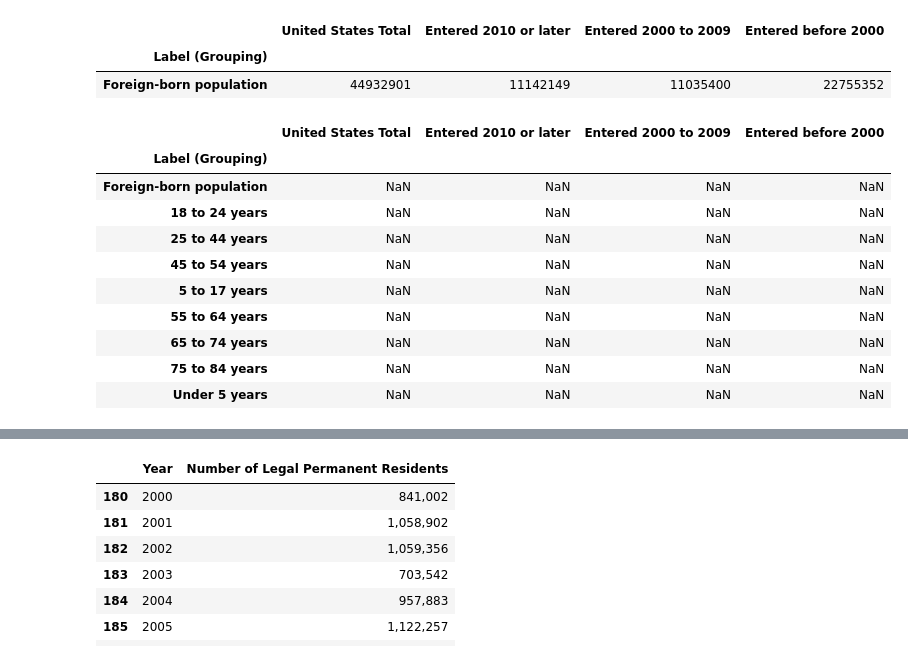
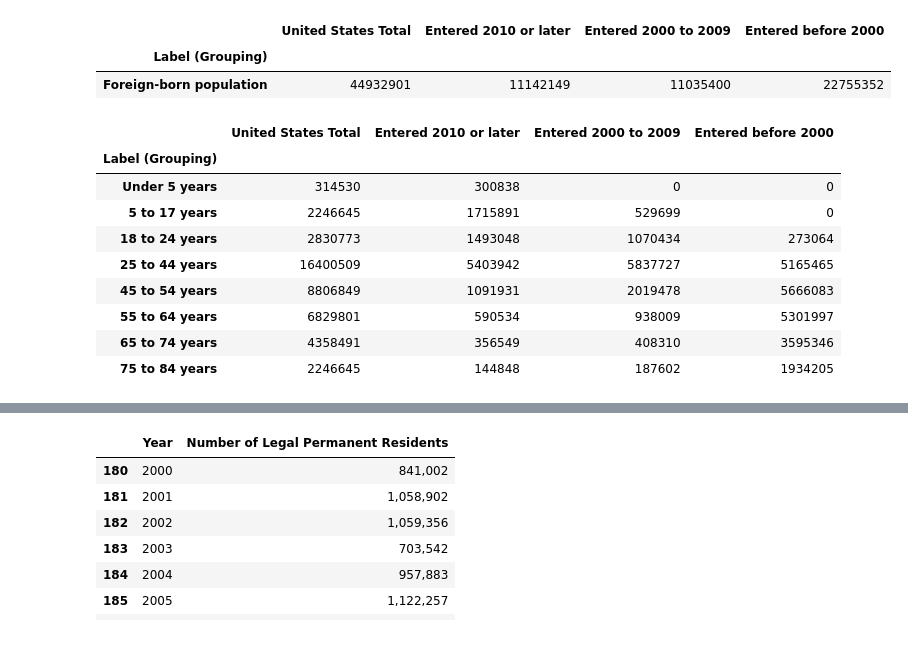
Before and after one commit to halabi93/Immigration-Data-Analysis, a Jupyter notebook: ImmigrantData.ipynb, the cells around one changed output, grey strips where cells are left out. Drawn from its saved outputs; the diff is of its cells as text; code cells hidden in the pictures.

```diff
--- a/ImmigrantData.ipynb
+++ b/ImmigrantData.ipynb
@@ -59,41 +59,39 @@ total_pop
 # %%
 #Get age information
 immigrant_age = demog_df.iloc[12:20, :]
 median_age = demog_df.iloc[21:22]
 
 #Set index to age groupings
 immigrant_age = immigrant_age.set_index("Label (Grouping)")
 median_age = median_age.set_index("Label (Grouping)")
 
-#Turn (X) to 0 (columns still add to 100)
+#Turn (X) to 0 (need to replace with NaN later?)
 immigrant_age = immigrant_age.replace("(X)", "00")
 
 #Remove Percentage Signs, divide by 100
 for i in range (0, 4):
 
     #Remove "%"
     immigrant_age.iloc[:, i] = list(map(lambda x: x[:-1], immigrant_age.iloc[:, i].values))
 
     #Convert to float
     immigrant_age.iloc[:, i] = list(map(lambda x: float(x), immigrant_age.iloc[:, i].values))
 
     #Divide by 100
     immigrant_age.iloc[:, i] = list(map(lambda x: x / 100, immigrant_age.iloc[:, i].values))
 
-#for row in immigrant_age:
-#    immigrant_age = total_population * immigrant_age
+#Convert to actual population numbers, round to the nearest whole person
+imm_age_numbers = round(immigrant_age.multiply(total_pop.iloc[0], axis='columns')).astype(int)
 
-
-immigrant_age.head(20)
+imm_age_numbers
 # %% [output]
 |  | United States Total | Entered 2010 or later | Entered 2000 to 2009 | Entered before 2000 |
 | Label (Grouping) |  |  |  |  |
-| Foreign-born population | NaN | NaN | NaN | NaN |
-| 18 to 24 years | NaN | NaN | NaN | NaN |
-| 25 to 44 years | NaN | NaN | NaN | NaN |
-| 45 to 54 years | NaN | NaN | NaN | NaN |
-| 5 to 17 years | NaN | NaN | NaN | NaN |
-| 55 to 64 years | NaN | NaN | NaN | NaN |
-| 65 to 74 years | NaN | NaN | NaN | NaN |
-| 75 to 84 years | NaN | NaN | NaN | NaN |
-| Under 5 years | NaN | NaN | NaN | NaN |
+| Under 5 years | 314530 | 300838 | 0 | 0 |
+| 5 to 17 years | 2246645 | 1715891 | 529699 | 0 |
+| 18 to 24 years | 2830773 | 1493048 | 1070434 | 273064 |
+| 25 to 44 years | 16400509 | 5403942 | 5837727 | 5165465 |
+| 45 to 54 years | 8806849 | 1091931 | 2019478 | 5666083 |
+| 55 to 64 years | 6829801 | 590534 | 938009 | 5301997 |
+| 65 to 74 years | 4358491 | 356549 | 408310 | 3595346 |
+| 75 to 84 years | 2246645 | 144848 | 187602 | 1934205 |
```
Also changed, not shown: parts of 1 cell of this notebook.
